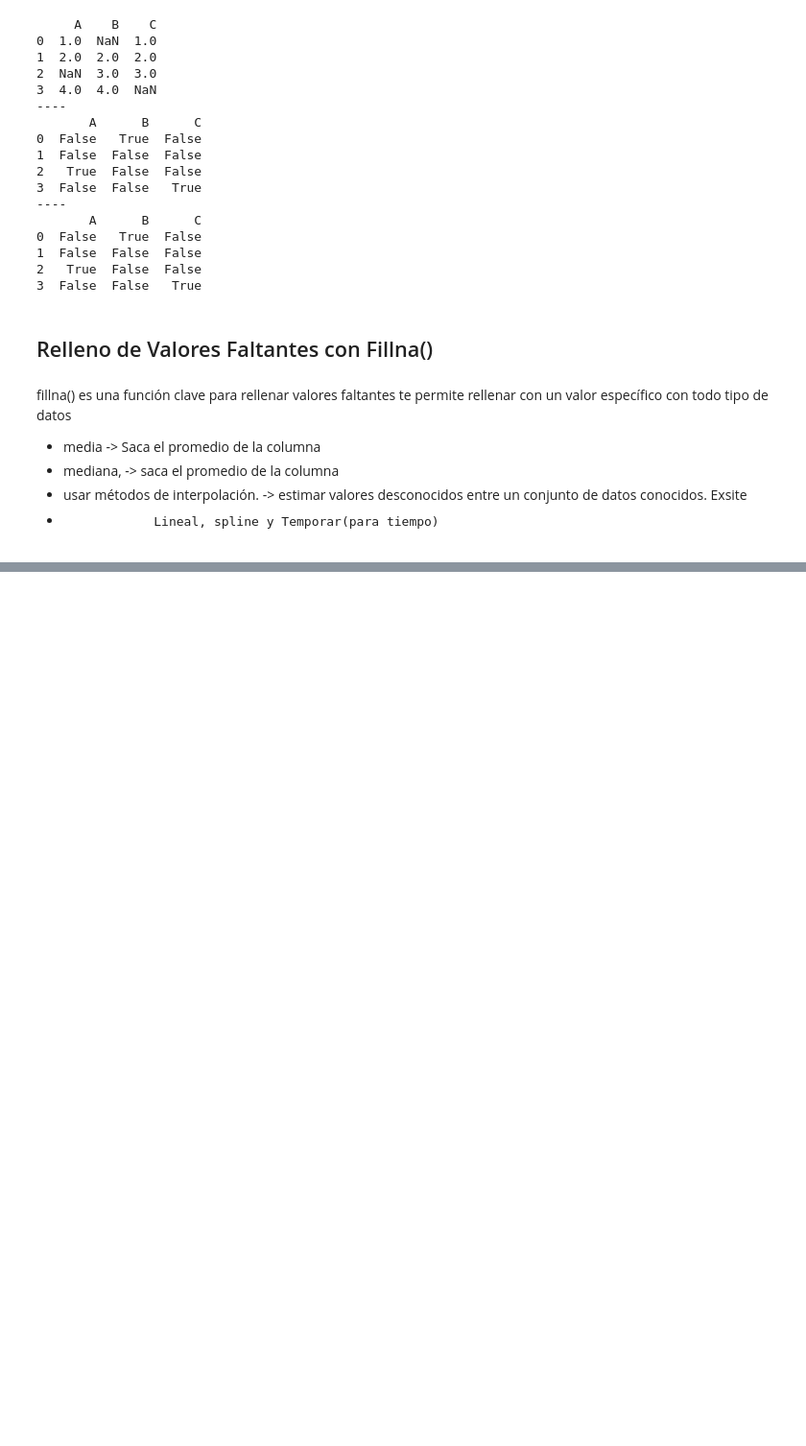
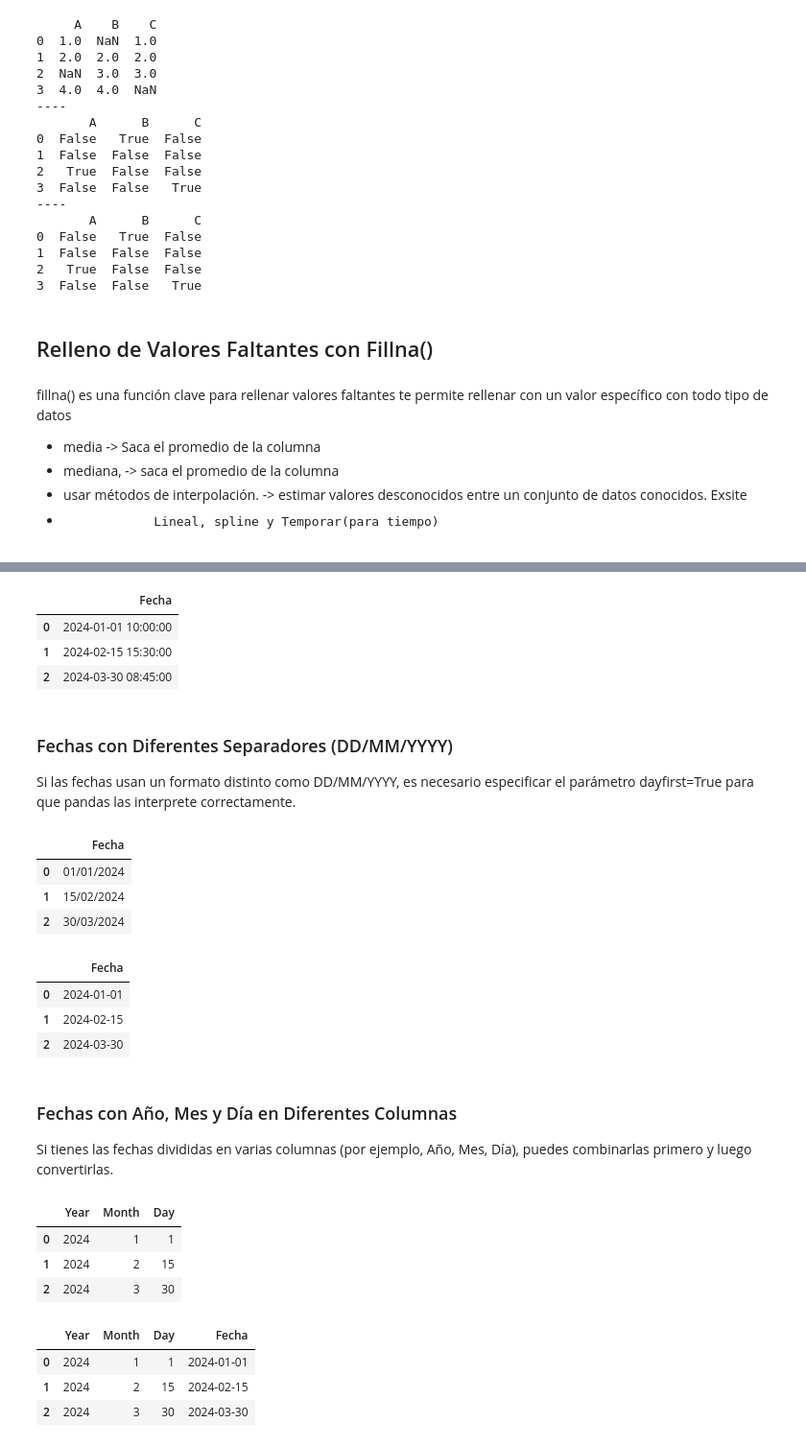
Before and after one commit to SergioArias3313/PythonReview_DC, a Jupyter notebook: RepasoPython.ipynb, the cells around one changed output, grey strips where cells are left out. Shown at 96% size. Drawn from its saved outputs; the diff is of its cells as text; code cells hidden in the pictures; blank space fills up the shorter version.

```diff
--- a/RepasoPython.ipynb
+++ b/RepasoPython.ipynb
@@ -118,0 +647,48 @@ Sirve para eliminar filas o columnas que contienen calores faltantes
+# %%
+df['Fecha'] = pd.to_datetime(df['Fecha'])
+df.head()
+# %% [output]
+|  | Fecha |
+| 0 | 2024-01-01 10:00:00 |
+| 1 | 2024-02-15 15:30:00 |
+| 2 | 2024-03-30 08:45:00 |
+# %% [markdown]
+### Fechas con Diferentes Separadores (DD/MM/YYYY)
+Si las fechas usan un formato distinto como DD/MM/YYYY, es necesario especificar el parámetro dayfirst=True para que pandas las interprete correctamente.
+# %%
+df = pd.DataFrame({'Fecha': ['01/01/2024', '15/02/2024', '30/03/2024']})
+df.head()
+# %% [output]
+|  | Fecha |
+| 0 | 01/01/2024 |
+| 1 | 15/02/2024 |
+| 2 | 30/03/2024 |
+# %%
+df['Fecha'] = pd.to_datetime(df['Fecha'], dayfirst=True)
+df.head()
+# %% [output]
+|  | Fecha |
+| 0 | 2024-01-01 |
+| 1 | 2024-02-15 |
+| 2 | 2024-03-30 |
+# %% [markdown]
+### Fechas con Año, Mes y Día en Diferentes Columnas
+Si tienes las fechas divididas en varias columnas (por ejemplo, Año, Mes, Día), puedes combinarlas primero y luego convertirlas.
+# %%
+df = pd.DataFrame({'Year': [2024, 2024, 2024],
+                   'Month': [1, 2, 3],
+                   'Day': [1, 15, 30]})
+df.head()
+# %% [output]
+|  | Year | Month | Day |
+| 0 | 2024 | 1 | 1 |
+| 1 | 2024 | 2 | 15 |
+| 2 | 2024 | 3 | 30 |
+# %%
+df['Fecha'] = pd.to_datetime(df[['Year', 'Month', 'Day']])
+df.head()
+# %% [output]
+|  | Year | Month | Day | Fecha |
+| 0 | 2024 | 1 | 1 | 2024-01-01 |
+| 1 | 2024 | 2 | 15 | 2024-02-15 |
+| 2 | 2024 | 3 | 30 | 2024-03-30 |
```
Also changed, not shown: parts of 59 cells of this notebook.
